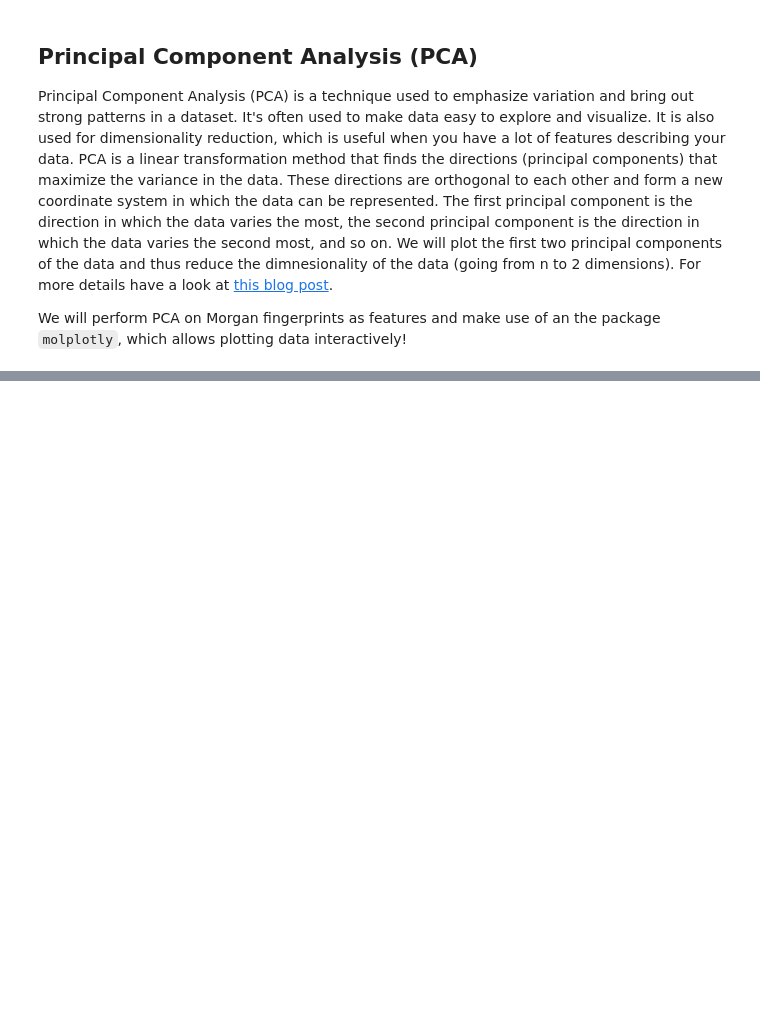
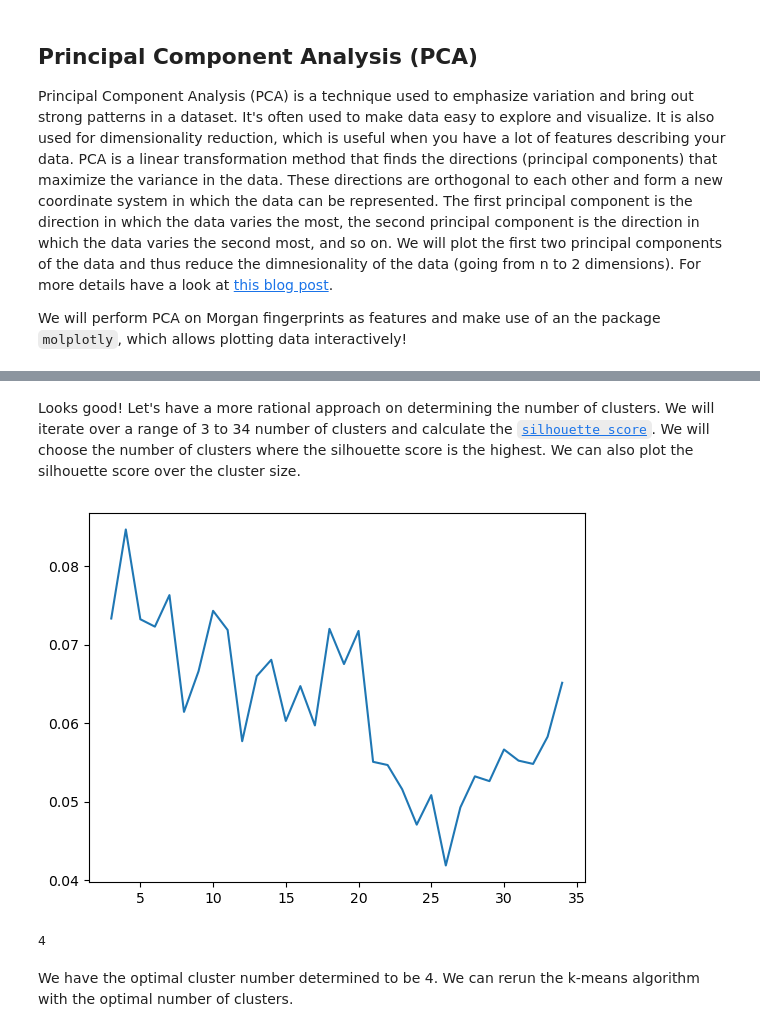
Before and after one commit to yerlikayaperi/practical-programming-in-chemistry-exercises, a Jupyter notebook: week_10/10_solutions.ipynb, the cells around one changed output, grey strips where cells are left out. Saved outputs shown, nothing was run; the diff lists cells and outputs as text; code cells hidden in the pictures; blank space fills up the shorter version.

```diff
--- a/week_10/10_solutions.ipynb
+++ b/week_10/10_solutions.ipynb
@@ -54,0 +277,4 @@ app_pca.run_server(mode='inline', port=8705, height=850)
+# %%
+# get all the anti-inflammatory drugs
+antiinfl = df[df['application'] == 'anti-inflammatory']
+antiinfl.head()
@@ -54,0 +289,9 @@ app_pca.run_server(mode='inline', port=8705, height=850)
+# %%
+# let's cluster the data with a random guess of numbers of clusters
+num_clusters = 10
+km = KMeans(n_clusters=num_clusters,random_state=42,n_init='auto')
+km.fit(antiinfl['fp'].tolist())
+clusters = km.predict(antiinfl['fp'].tolist())
+antiinfl['cluster'] = clusters
+# convert to strings
+antiinfl['cluster'] = antiinfl['cluster'].astype(str)
@@ -54,0 +310,7 @@ app_pca.run_server(mode='inline', port=8705, height=850)
+# %%
+# we need to repeat the PCA for the subselection of data
+pca = PCA(n_components=2)
+fsp_antinfl = np.array(antiinfl['fp'].tolist())
+components = pca.fit_transform(fsp_antinfl.reshape(-1, 2048))
+antiinfl['PCA-1'] = components[:, 0]
+antiinfl['PCA-2'] = components[:, 1]
@@ -54,0 +353,28 @@ app_pca.run_server(mode='inline', port=8705, height=850)
+# %% [markdown]
+Looks good! Let's have a more rational approach on determining the number of clusters. We will iterate over a range of 3 to 34 number of clusters and calculate the [`silhouette score`](https://scikit-learn.org/stable/modules/generated/sklearn.metrics.silhouette_score.html). We will choose the number of clusters where the silhouette score is the highest. We can also plot the silhouette score over the cluster size.
+# %%
+cluster_range = range(3,35)
+score_list = []
+for k in cluster_range:
+    # instantiate KMeans class
+    km = KMeans(n_clusters=k,random_state=42,n_init='auto')
+    # fit and predict km at the same time based on the fingerprints
+    cluster_labels = km.fit_predict(antiinfl['fp'].tolist())
+    # calculate the silhouette score
+    score = silhouette_score(antiinfl['fp'].tolist(),cluster_labels)
+    score_list.append([k,score])
+# %%
+# plot silhouette score over number of clusters
+score_df = pd.DataFrame(score_list,columns=['k','silhouette_score'])
+fig, ax = plt.subplots()
+ax.plot(score_df['k'],score_df['silhouette_score']);
+# %% [output]
+[figure, added]
+# %%
+# let's determine the optimal cluster size programmatically
+num_clusters_opt = score_df[score_df['silhouette_score'] == score_df['silhouette_score'].max()]['k'].values[0]
+num_clusters_opt
+# %% [output]
+4
+# %% [markdown]
+We have the optimal cluster number determined to be 4. We can rerun the k-means algorithm with the optimal number of clusters.
```
Also changed, not shown: parts of 59 cells of this notebook.
